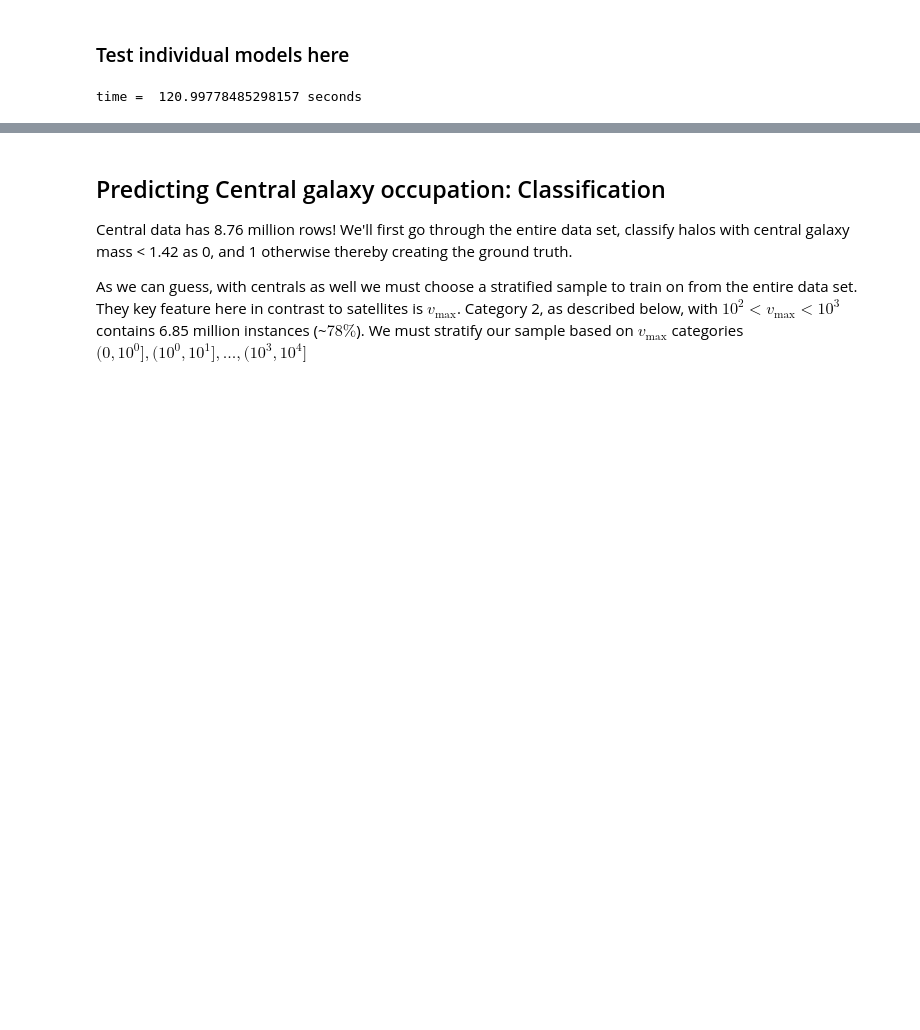
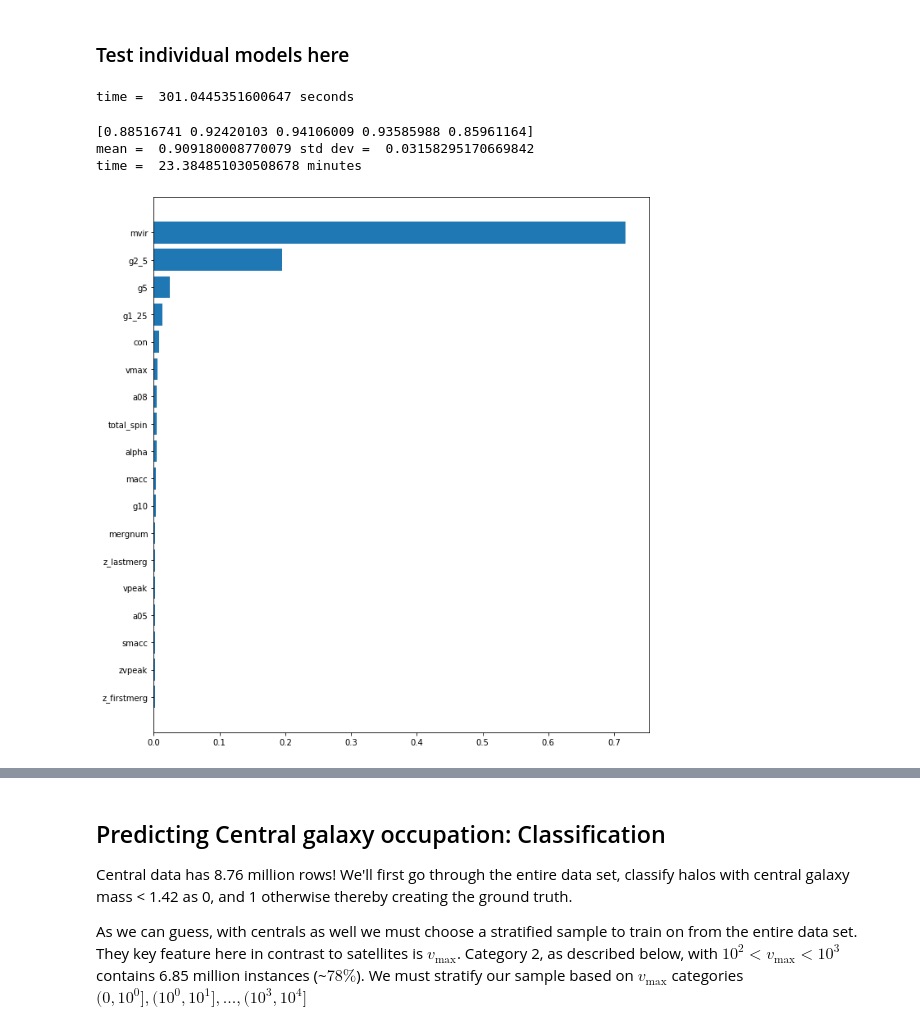
Before and after one commit to burning-river/Assembly_Bias, a Jupyter notebook: notebooks/prediction.ipynb, the cells around one changed output, grey strips where cells are left out. Cells and saved outputs as stored; diff of their text form; code cells hidden in the pictures; blank space fills up the shorter version.

Commit message:
Gradient Boosting Regressor added

```diff
--- a/notebooks/prediction.ipynb
+++ b/notebooks/prediction.ipynb
@@ -298,26 +303,33 @@ time =   5 minutes
 halo_combined['Sat predicted Rounded Off'] = np.rint(halo_combined['Sat predicted'])
 # %% [markdown]
 ### Test individual models here
-# %%
-df = halo_combined_sort[(halo_combined_sort['Sats Categories'] == 0.0) |
-                       (halo_combined_sort['Sats Categories'] == 1.0) |
-                       (halo_combined_sort['Sats Categories'] == 2.0)]
-df = index_reset_drop(df)
-halo_sample_shuffle = df.sample(frac = 0.1)
-halo_sample_shuffle = index_reset_drop(halo_sample_shuffle)
-
-y = halo_sample_shuffle['Number of Sats'].to_numpy()
-X = pd.get_dummies(halo_sample_shuffle[halo_features_all])
-X_train, X_val, y_train, y_val = train_test_split(X, y, random_state = 0)
-
-start = time.time()
-rfclass = RandomForestClassifier(n_estimators = 200,
-                max_depth = 20.0,min_samples_leaf = 10,
-                n_jobs = -1,oob_score = False,random_state = 0,
-                max_features=1.0)
-rfclass.fit(X_train, y_train)
-#rfreg.fit(X_train, y_train);
-end = time.time()
-print('time = ',end - start,'seconds')
-# %% [output]
-time =  120.99778485298157 seconds
+# %%
+start = time.time()
+gbreg = GradientBoostingRegressor(n_estimators = 50, learning_rate = 0.10,
+                max_depth = 20.0,min_samples_leaf = 5,
+                random_state = 0,
+                max_features=1.0)
+
+X = halo_sample_shuffle[halo_features_all]
+X_train, X_val, y_train, y_val = train_test_split(X, y, random_state = 0)
+gbreg.fit(X_train, y_train);
+end = time.time()
+print('time = ',end - start,'seconds')
+# %% [output]
+time =  301.0445351600647 seconds
+# %%
+start = time.time()
+gbreg_uncorr_scores = cross_val_score(gbreg, X, y, scoring="r2", cv=5)
+print(gbreg_uncorr_scores)
+print('mean = ', np.mean(gbreg_uncorr_scores),
+      'std dev = ',np.std(gbreg_uncorr_scores))
+end = time.time()
+print('time = ', (end - start)/60.,'minutes')
+# %% [output]
+[0.88516741 0.92420103 0.94106009 0.93585988 0.85961164]
+mean =  0.909180008770079 std dev =  0.03158295170669842
+time =  23.384851030508678 minutes
+# %%
+bar_plot(gbreg, X_train.columns,'feature_full_gbreg.pdf')
+# %% [output]
+[figure, added]
```
Also changed, not shown: parts of 46 cells of this notebook.
